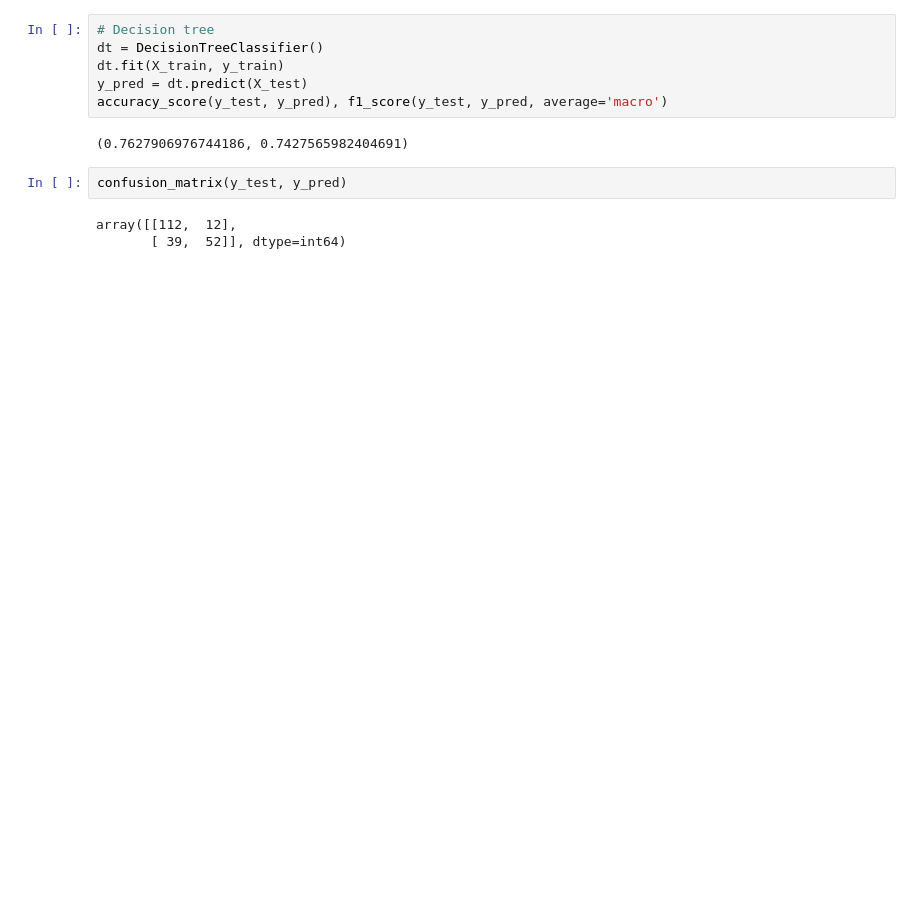
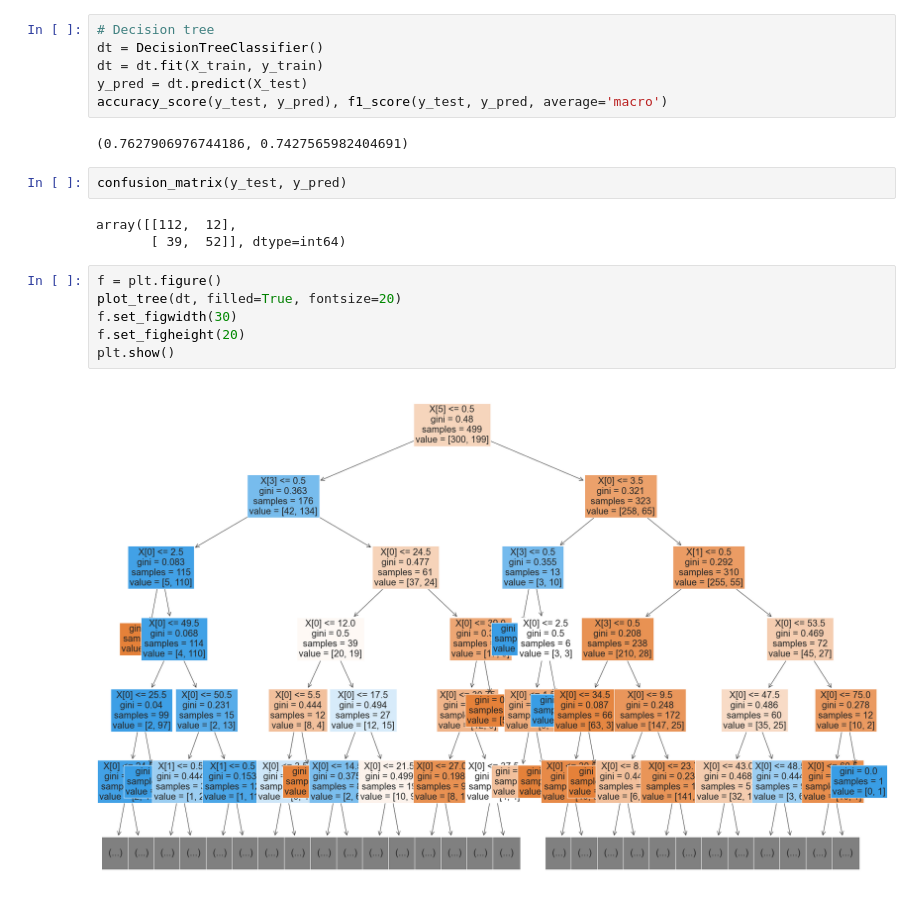
Before and after one commit to rubenbuelvas/Titanic, a Jupyter notebook: titanic.ipynb, the cells around one changed output. Cells and saved outputs as stored; diff of their text form; blank space fills up the shorter version.

```diff
--- a/titanic.ipynb
+++ b/titanic.ipynb
@@ -178,7 +179,7 @@ array([[102,  22],
 # %%
 # Decision tree
 dt = DecisionTreeClassifier()
-dt.fit(X_train, y_train)
+dt = dt.fit(X_train, y_train)
 y_pred = dt.predict(X_test)
 accuracy_score(y_test, y_pred), f1_score(y_test, y_pred, average='macro')
 # %% [output]
@@ -188,3 +189,11 @@ confusion_matrix(y_test, y_pred)
 # %% [output]
 array([[112,  12],
        [ 39,  52]], dtype=int64)
+# %%
+f = plt.figure()
+plot_tree(dt, filled=True, fontsize=20)
+f.set_figwidth(30)
+f.set_figheight(20)
+plt.show()
+# %% [output]
+[figure, added]
```
Also changed, not shown: parts of 1 cell of this notebook.
